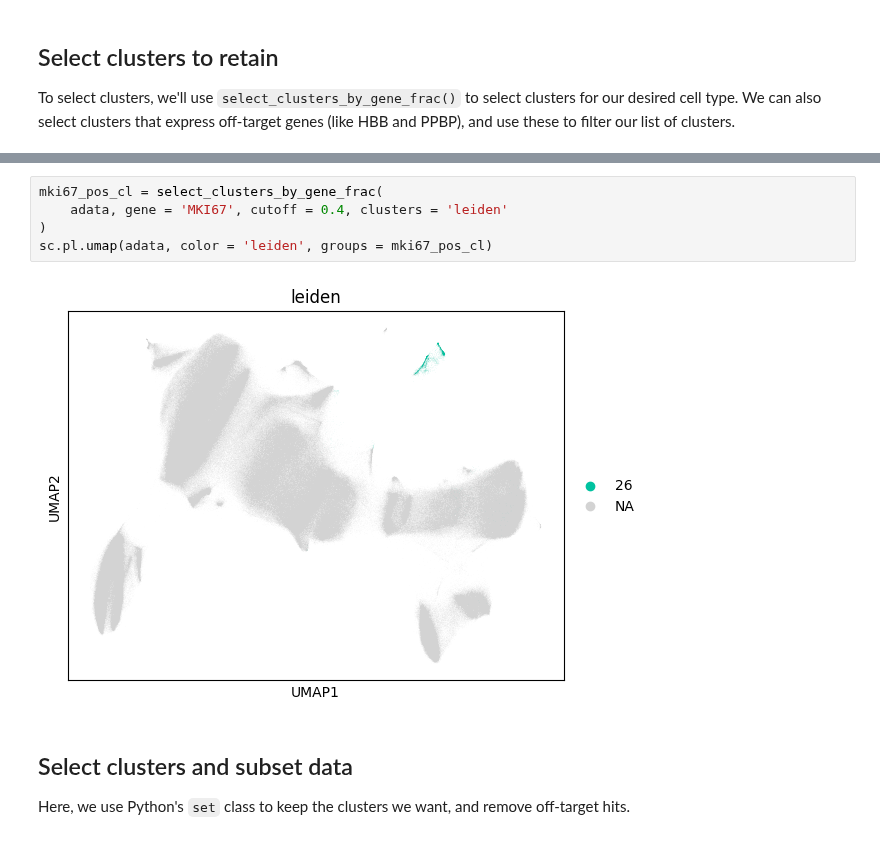
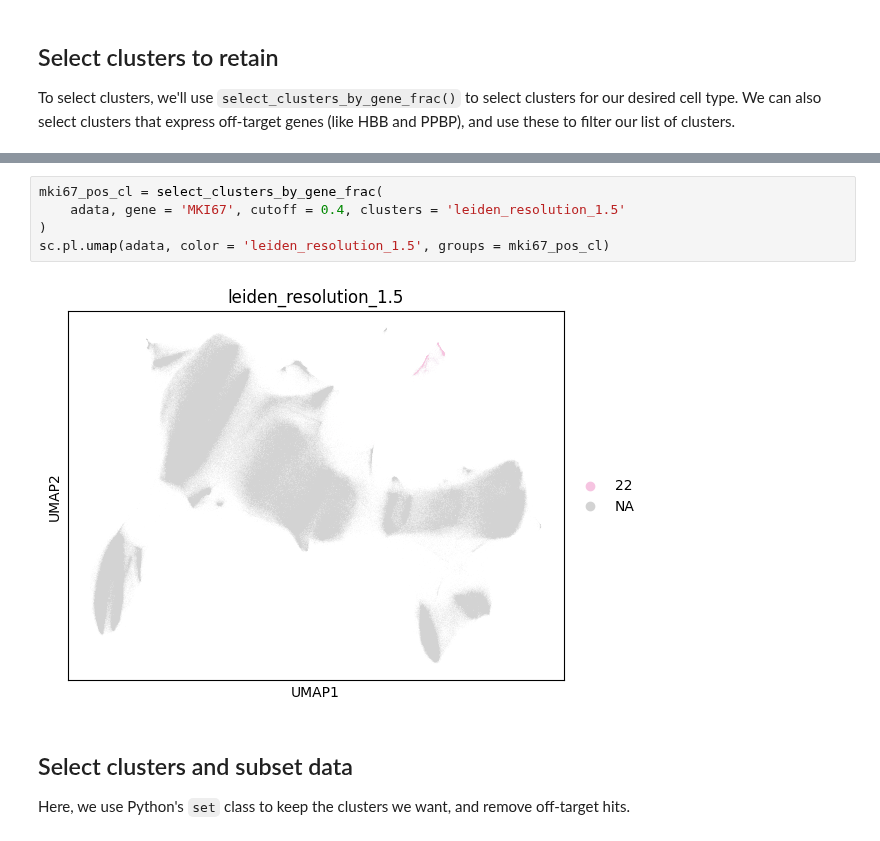
Before and after one commit to aifimmunology/aifi-healthy-pbmc-reference, a Jupyter notebook: 11a-Python_T_cells_naive.ipynb, the cells around one changed output, grey strips where cells are left out. Drawn from its saved outputs; the diff is of its cells as text.

```diff
--- a/11a-Python_T_cells_naive.ipynb
+++ b/11a-Python_T_cells_naive.ipynb
@@ -107,10 +104,10 @@ sc.pl.umap(adata, color = 'leiden_resolution_2', groups = fhit_pos_cl)
 # %%
 mki67_pos_cl = select_clusters_by_gene_frac(
-    adata, gene = 'MKI67', cutoff = 0.4, clusters = 'leiden'
+    adata, gene = 'MKI67', cutoff = 0.4, clusters = 'leiden_resolution_1.5'
 )
-sc.pl.umap(adata, color = 'leiden', groups = mki67_pos_cl)
+sc.pl.umap(adata, color = 'leiden_resolution_1.5', groups = mki67_pos_cl)
 # %% [output]
-[figure, old version]
+[figure, new version]
 # %% [markdown]
 ## Select clusters and subset data
 
```
Also changed, not shown: parts of 27 cells of this notebook, 1 other file.
